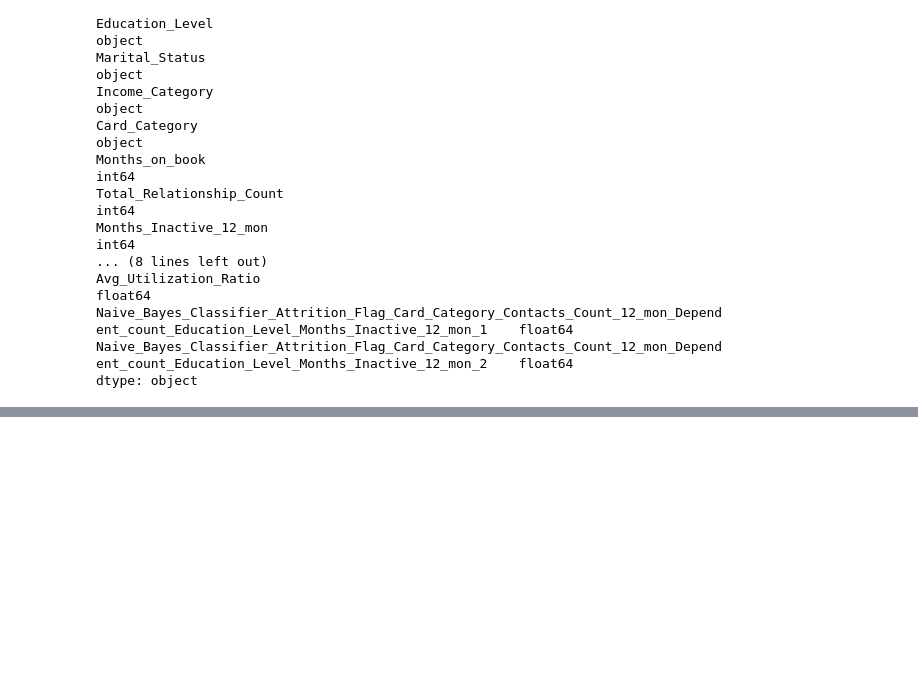
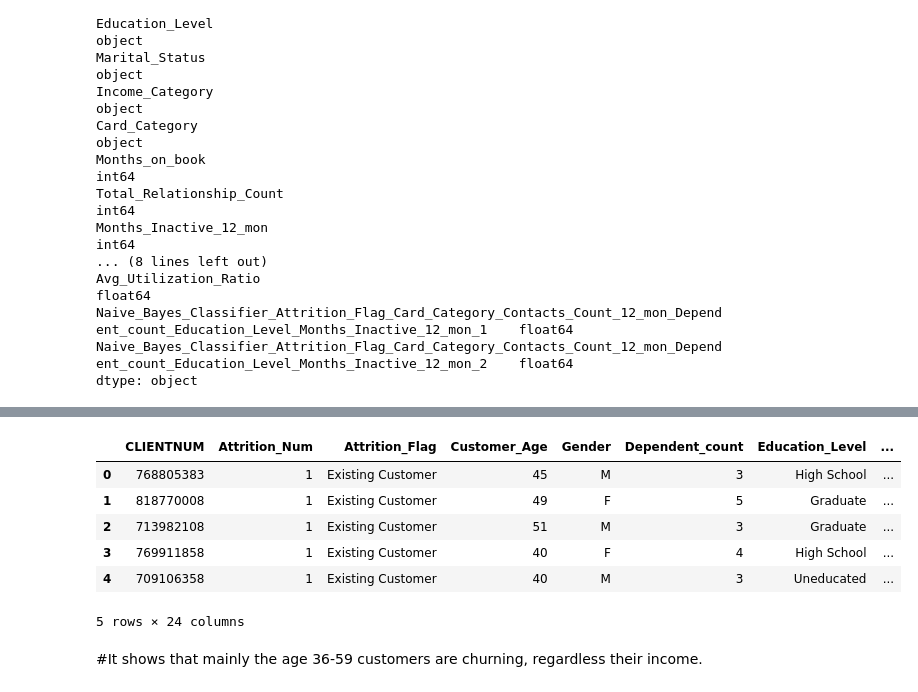
Before and after one commit to zoli-LND/Heckaton_May16, a Jupyter notebook: Heckathon1.ipynb, the cells around one changed output, grey strips where cells are left out. Saved outputs shown, nothing was run; the diff lists cells and outputs as text; code cells hidden in the pictures; blank space fills up the shorter version.

```diff
--- a/Heckathon1.ipynb
+++ b/Heckathon1.ipynb
@@ -97,0 +316,12 @@ dtype: object
+# %%
+import plotly.io as pio
+import plotly.express as px
+import pandas as pd
+import numpy as np
+
+df = pd.read_csv('data/import/BankChurners.csv')
+df.head(5)
+
+
+#fig = px.bar(df, x="Attrited_Num", y='Customer_Age')
+#fig.show(5)
@@ -97,0 +336,11 @@ dtype: object
+# %%
+df.insert(1, 'Attrition_Num', df['Attrition_Flag'].apply(lambda x: 1 if x == 'Existing Customer' else 0))
+df.head(5)
+# %% [output]
+|  | CLIENTNUM | Attrition_Num | Attrition_Flag | Customer_Age | Gender | Dependent_count | Education_Level | ... |
+| 0 | 768805383 | 1 | Existing Customer | 45 | M | 3 | High School | ... |
+| 1 | 818770008 | 1 | Existing Customer | 49 | F | 5 | Graduate | ... |
+| 2 | 713982108 | 1 | Existing Customer | 51 | M | 3 | Graduate | ... |
+| 3 | 769911858 | 1 | Existing Customer | 40 | F | 4 | High School | ... |
+| 4 | 709106358 | 1 | Existing Customer | 40 | M | 3 | Uneducated | ... |
+5 rows × 24 columns
@@ -97,0 +350,2 @@ dtype: object
+# %% [markdown]
+#It shows that mainly the age 36-59 customers are churning, regardless their income.
```
Also changed, not shown: parts of 34 cells of this notebook.
